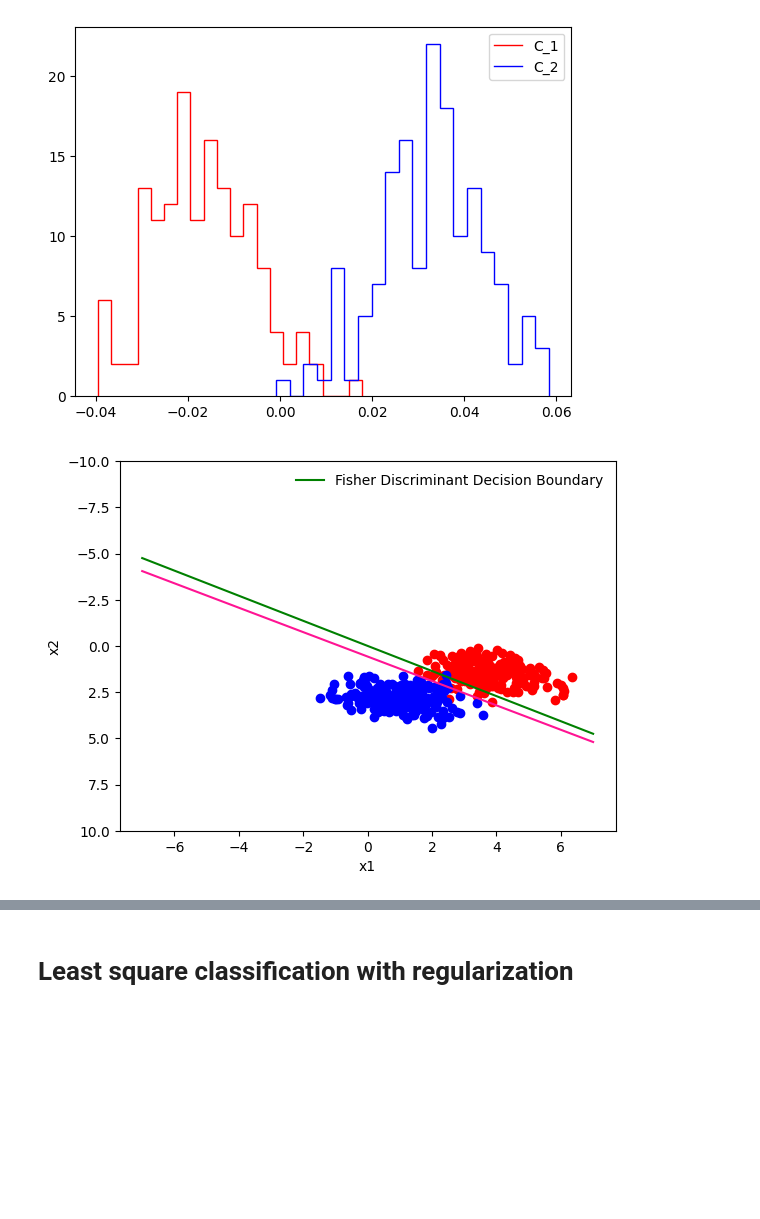
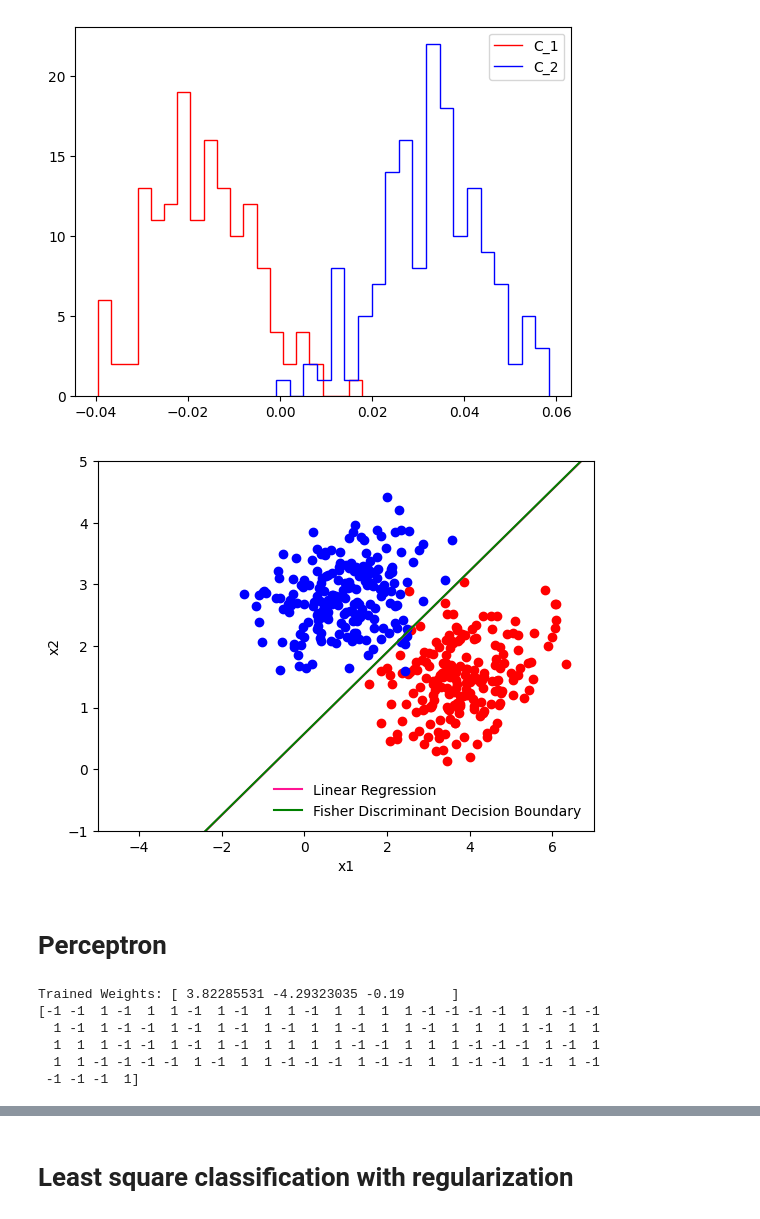
Before and after one commit to labani-01/PHY657, a Jupyter notebook: Module_4/ Module-4.ipynb, the cells around one changed output, grey strips where cells are left out. Drawn from its saved outputs; the diff is of its cells as text; code cells hidden in the pictures; blank space fills up the shorter version.

```diff
--- a/Module_4/ Module-4.ipynb
+++ b/Module_4/ Module-4.ipynb
@@ -99,5 +69,0 @@ plt.show()
-# %%
-regr = LinearRegression()
-regr.fit(X_train, Y_train)
-class_pred = regr.predict(X_test)
-#print(class_pred)
@@ -193,0 +82,27 @@ plt.show()
+# %%
+#Least Squares Discriminant
+X_train_augmented = np.hstack([X_train, np.ones((X_train.shape[0], 1))])  # Add bias term
+w_lin = np.linalg.pinv(X_train_augmented).dot(Y_train)  # Compute weight vector using least squares
+
+# Make predictions
+X_test_augmented = np.hstack([X_test, np.ones((X_test.shape[0], 1))])
+Y_pred = np.sign(X_test_augmented.dot(w_lin))  # Predict using sign function
+# Compute confusion matrix
+cm = confusion_matrix(Y_test, Y_pred)
+
+# Optionally print confusion matrix
+print("Confusion Matrix:")
+print(cm)
+
+
+
+#print(w)
+plt.plot(x1_1D, -w_lin[2]/w_lin[1] - w_lin[0] * x1_1D/w_lin[1])
+plt.scatter(sample1[:,0], sample1[:,1], color='red')
+plt.scatter(sample2[:,0], sample2[:,1], color='blue')
+plt.xlabel("x1")
+plt.ylabel("x2")
+plt.title("Classification with linear regression")
+plt.ylim(-1, 5)
+plt.xlim(-5, 7)
+plt.show()
@@ -225,14 +197,18 @@ plt.legend()
 <matplotlib.legend.Legend at 0x...>
 [figure]
 # %%
-plt.plot(x1_1D, -intercept/coefficient[1] - coefficient[0] * x1_1D/coefficient[1], color="deeppink")
-plt.plot(x1_1D, -x1_1D * w[0]/w[1] + 0/w[1], label="Fisher Discriminant Decision Boundary", color="green")
+plt.plot(x1_1D, -w_lin[2]/w_lin[1] - w_lin[0] * x1_1D/w_lin[1], color="deeppink", label="Linear Regression")
+#plt.plot(x1_1D, -x1_1D * w_fish[0]/w_fish[1] + 0/w_fish[1], label="Fisher Discriminant Decision Boundary", color="green")
+plt.plot(x1_1D, -x1_1D * w_fish[0]/w_fish[1] + threshold/w_fish[1], label="Fisher Discriminant Decision Boundary", color="green")
 plt.scatter(sample1[:,0], sample1[:,1], color='red')
 plt.scatter(sample2[:,0], sample2[:,1], color='blue')
 plt.xlabel("x1")
 plt.ylabel("x2")
-plt.ylim(10, -10)
+plt.ylim(-1, 5)
+plt.xlim(-5, 7)
 plt.legend(frameon=False)
 plt.show()
 # %% [output]
-[figure, old version]
+[figure, new version]
+# %% [markdown]
+# Perceptron
@@ -238,0 +239,17 @@ plt.show()
+# %%
+w_percep = perceptron(X_train, Y_train, eta=0.01, itr=1000)
+print(f"Trained Weights: {W}")
+
+# Make predictions
+Y_pred = linear_model(X_test, w_percep)
+#print(f"Predictions: {predictions}")
+w_percep.shape
+w_percep[0]
+print(Y_test)
+# %% [output]
+Trained Weights: [ 3.82285531 -4.29323035 -0.19      ]
+[-1 -1  1 -1  1  1 -1  1 -1  1  1 -1  1  1  1  1 -1 -1 -1 -1  1  1 -1 -1
+  1 -1  1 -1 -1  1 -1  1 -1  1 -1  1  1 -1  1  1 -1  1  1  1  1 -1  1  1
+  1  1  1 -1 -1  1 -1  1 -1  1  1  1  1 -1 -1  1  1  1 -1 -1 -1  1 -1  1
+  1  1 -1 -1 -1 -1  1 -1  1  1 -1 -1 -1  1 -1 -1  1  1 -1 -1  1 -1  1 -1
+ -1 -1 -1  1]
```
Also changed, not shown: parts of 20 cells of this notebook.
